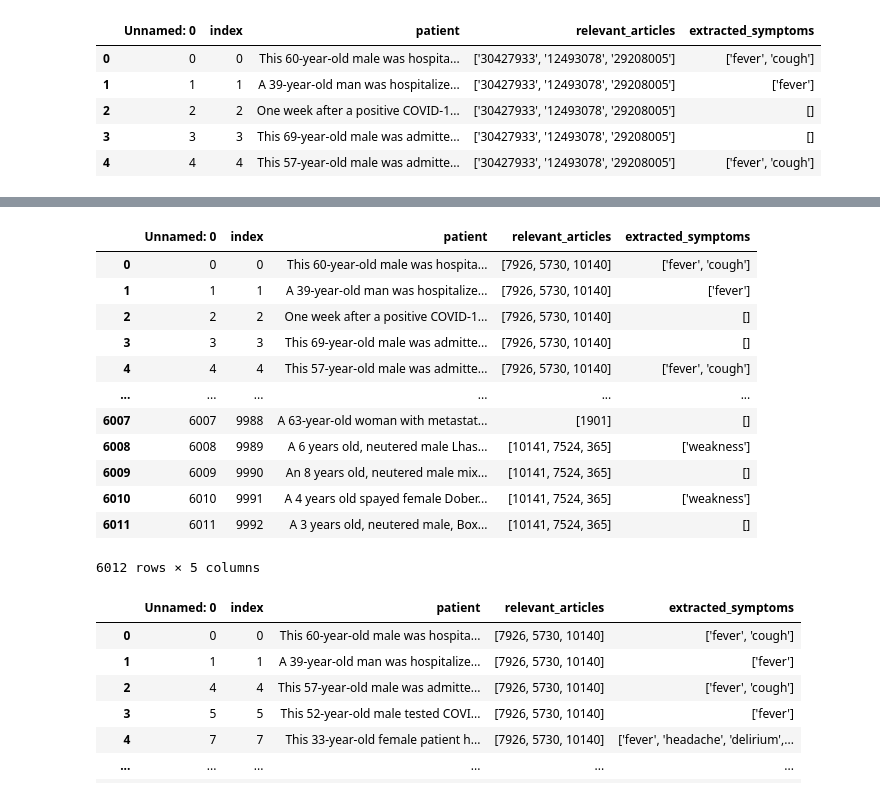
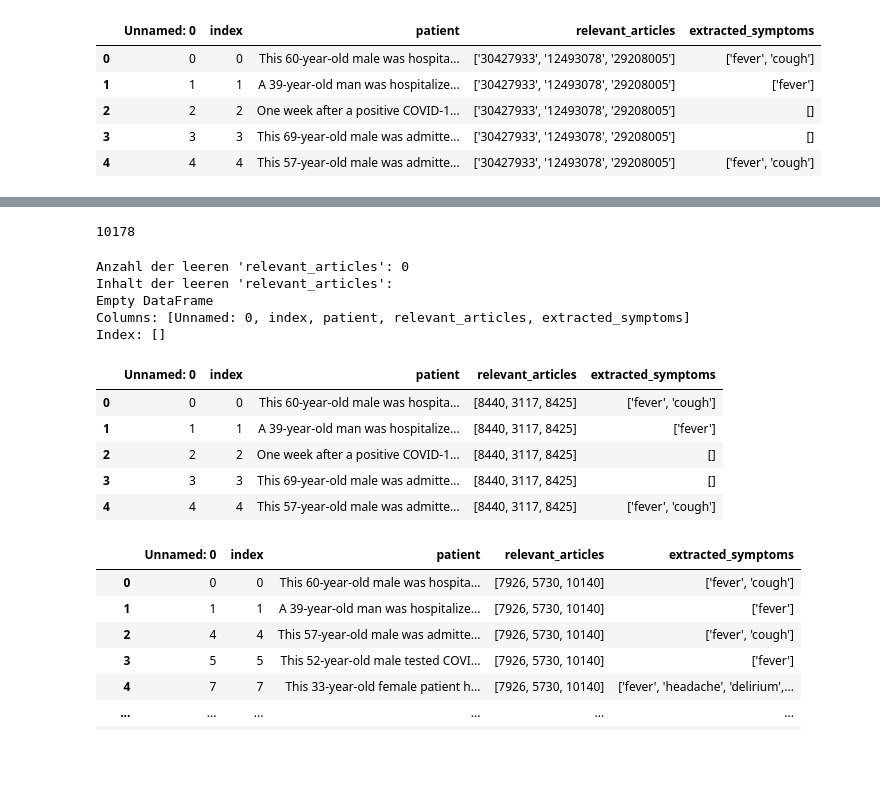
Before and after one commit to Doma1612/medLLM, a Jupyter notebook: notebooks/access_full_text_paper.ipynb, the cells around one changed output, grey strips where cells are left out. Drawn from its saved outputs; the diff is of its cells as text; code cells hidden in the pictures; blank space fills up the shorter version.

```diff
--- a/notebooks/access_full_text_paper.ipynb
+++ b/notebooks/access_full_text_paper.ipynb
@@ -183,33 +186,45 @@ df
 10178 rows × 1 columns
+# %%
+len(dict_of_articles)
+# %% [output]
+10178
 # %%
 
 
 patient_relevant_articles_map = pd.read_csv("../data/extracted_symptoms_on6k.csv")
 patient_relevant_articles_map['relevant_articles'] = patient_relevant_articles_map['relevant_articles'].apply(ast.literal_eval)
 
 for index, row in patient_relevant_articles_map.iterrows():
     value = row['relevant_articles']
     #value = ast.literal_eval(value)
     new_list = []
     for paper in value:
         new_list.append(dict_of_articles[paper])
     patient_relevant_articles_map.at[index, 'relevant_articles'] = new_list
 patient_relevant_articles_map.to_csv('patient_relevant_articles_ids_map_with_full_text.csv', index=False)
-patient_relevant_articles_map
+len(patient_relevant_articles_map)
+# Filtern der Zeilen mit leeren 'relevant_articles'
+empty_articles = patient_relevant_articles_map[patient_relevant_articles_map['relevant_articles'].apply(lambda x: len(x) == 0)]
+
+# Anzahl und Inhalt der leeren Listen anzeigen
+empty_count = len(empty_articles)
+print(f"Anzahl der leeren 'relevant_articles': {empty_count}")
+print("Inhalt der leeren 'relevant_articles':")
+print(empty_articles)
+
+patient_relevant_articles_map.head()
 # %% [output]
+Anzahl der leeren 'relevant_articles': 0
+Inhalt der leeren 'relevant_articles':
+Empty DataFrame
+Columns: [Unnamed: 0, index, patient, relevant_articles, extracted_symptoms]
+Index: []
 |  | Unnamed: 0 | index | patient | relevant_articles | extracted_symptoms |
-| 0 | 0 | 0 | This 60-year-old male was hospita... | [7926, 5730, 10140] | ['fever', 'cough'] |
-| 1 | 1 | 1 | A 39-year-old man was hospitalize... | [7926, 5730, 10140] | ['fever'] |
-| 2 | 2 | 2 | One week after a positive COVID-1... | [7926, 5730, 10140] | [] |
-| 3 | 3 | 3 | This 69-year-old male was admitte... | [7926, 5730, 10140] | [] |
-| 4 | 4 | 4 | This 57-year-old male was admitte... | [7926, 5730, 10140] | ['fever', 'cough'] |
-| ... | ... | ... | ... | ... | ... |
-| 6007 | 6007 | 9988 | A 63-year-old woman with metastat... | [1901] | [] |
-| 6008 | 6008 | 9989 | A 6 years old, neutered male Lhas... | [10141, 7524, 365] | ['weakness'] |
-| 6009 | 6009 | 9990 | An 8 years old, neutered male mix... | [10141, 7524, 365] | [] |
-| 6010 | 6010 | 9991 | A 4 years old spayed female Dober... | [10141, 7524, 365] | ['weakness'] |
-| 6011 | 6011 | 9992 | A 3 years old, neutered male, Box... | [10141, 7524, 365] | [] |
+| 0 | 0 | 0 | This 60-year-old male was hospita... | [8440, 3117, 8425] | ['fever', 'cough'] |
+| 1 | 1 | 1 | A 39-year-old man was hospitalize... | [8440, 3117, 8425] | ['fever'] |
+| 2 | 2 | 2 | One week after a positive COVID-1... | [8440, 3117, 8425] | [] |
+| 3 | 3 | 3 | This 69-year-old male was admitte... | [8440, 3117, 8425] | [] |
+| 4 | 4 | 4 | This 57-year-old male was admitte... | [8440, 3117, 8425] | ['fever', 'cough'] |
-6012 rows × 5 columns
 # %%
 # drow rows where relevant articles are empty
 patient_relevant_articles_map = patient_relevant_articles_map[patient_relevant_articles_map["extracted_symptoms"].apply(len) > 2]
```
Also changed, not shown: parts of 22 cells of this notebook, 3 other files.
